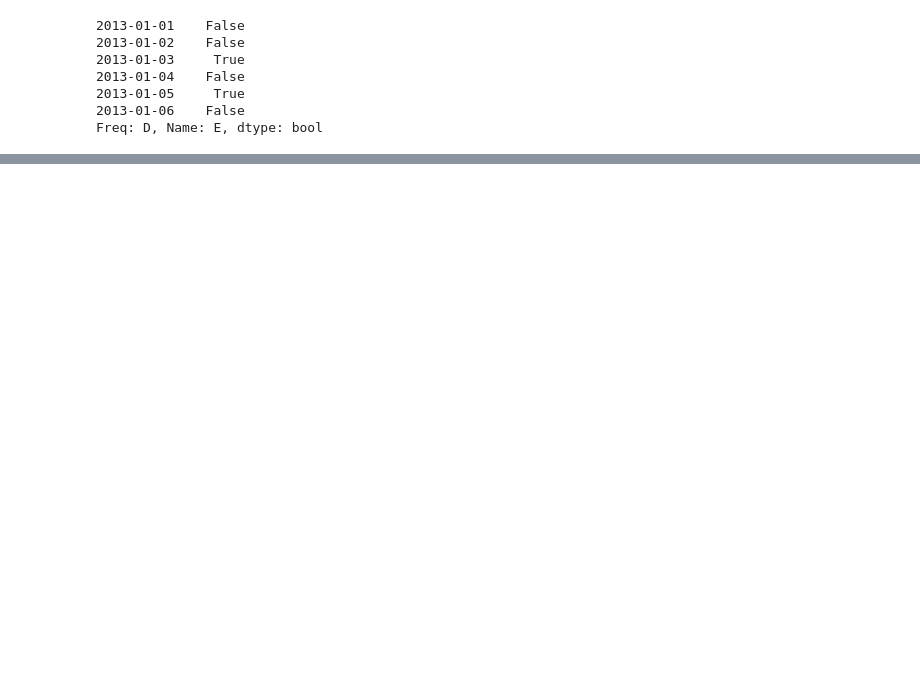
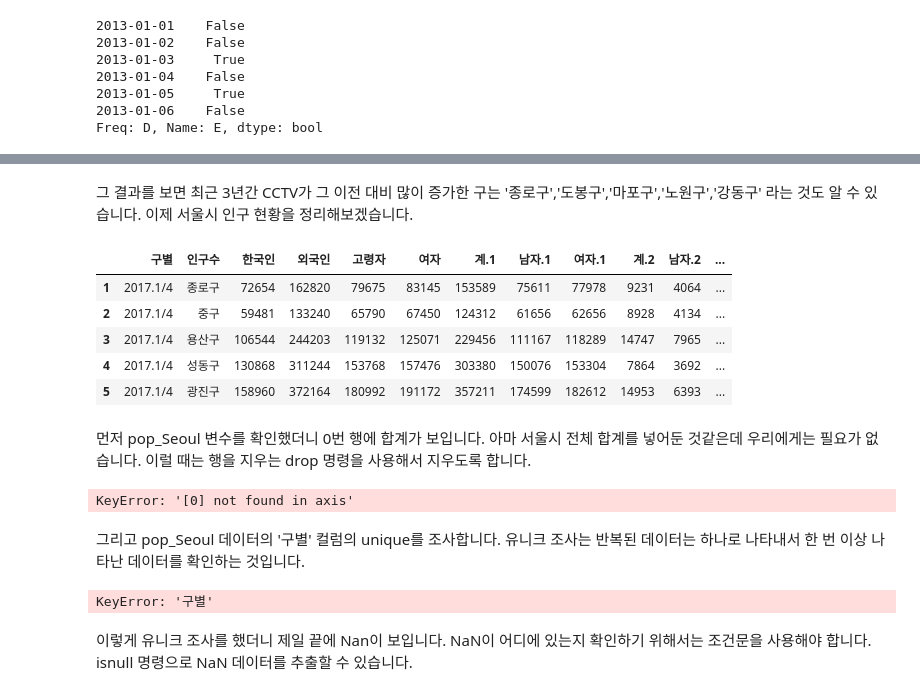
Before and after one commit to goldang01/DataScience_Study, a Jupyter notebook: Chapter 1.ipynb, the cells around one changed output, grey strips where cells are left out. Drawn from its saved outputs; the diff is of its cells as text; code cells hidden in the pictures; blank space fills up the shorter version.

```diff
--- a/Chapter 1.ipynb
+++ b/Chapter 1.ipynb
@@ -430,0 +509,26 @@ test3
+# %% [markdown]
+그 결과를 보면 최근 3년간 CCTV가 그 이전 대비 많이 증가한 구는 '종로구','도봉구','마포구','노원구','강동구' 라는 것도 알 수 있습니다. 이제 서울시 인구 현황을 정리해보겠습니다.
+# %%
+pop_Seoul.head()
+# %% [output]
+|  | 구별 | 인구수 | 한국인 | 외국인 | 고령자 | 여자 | 계.1 | 남자.1 | 여자.1 | 계.2 | 남자.2 | ... |
+| 1 | 2017.1/4 | 종로구 | 72654 | 162820 | 79675 | 83145 | 153589 | 75611 | 77978 | 9231 | 4064 | ... |
+| 2 | 2017.1/4 | 중구 | 59481 | 133240 | 65790 | 67450 | 124312 | 61656 | 62656 | 8928 | 4134 | ... |
+| 3 | 2017.1/4 | 용산구 | 106544 | 244203 | 119132 | 125071 | 229456 | 111167 | 118289 | 14747 | 7965 | ... |
+| 4 | 2017.1/4 | 성동구 | 130868 | 311244 | 153768 | 157476 | 303380 | 150076 | 153304 | 7864 | 3692 | ... |
+| 5 | 2017.1/4 | 광진구 | 158960 | 372164 | 180992 | 191172 | 357211 | 174599 | 182612 | 14953 | 6393 | ... |
+# %% [markdown]
+먼저 pop_Seoul 변수를 확인했더니 0번 행에 합계가 보입니다. 아마 서울시 전체 합계를 넣어둔 것같은데 우리에게는 필요가 없습니다. 이럴 때는 행을 지우는 drop 명령을 사용해서 지우도록 합니다.
+# %%
+pop_Seoul.drop([0], inplace=True)
+pop_Seoul.head()
+# %% [output]
+KeyError: '[0] not found in axis'
+# %% [markdown]
+그리고 pop_Seoul 데이터의 '구별' 컬럼의 unique를 조사합니다. 유니크 조사는 반복된 데이터는 하나로 나타내서 한 번 이상 나타난 데이터를 확인하는 것입니다.
+# %%
+pop_Seoul['구별'].unique()
+# %% [output]
+KeyError: '구별'
+# %% [markdown]
+이렇게 유니크 조사를 했더니 제일 끝에 Nan이 보입니다. NaN이 어디에 있는지 확인하기 위해서는 조건문을 사용해야 합니다. isnull 명령으로 NaN 데이터를 추출할 수 있습니다.
```
Also changed, not shown: parts of 62 cells of this notebook.
